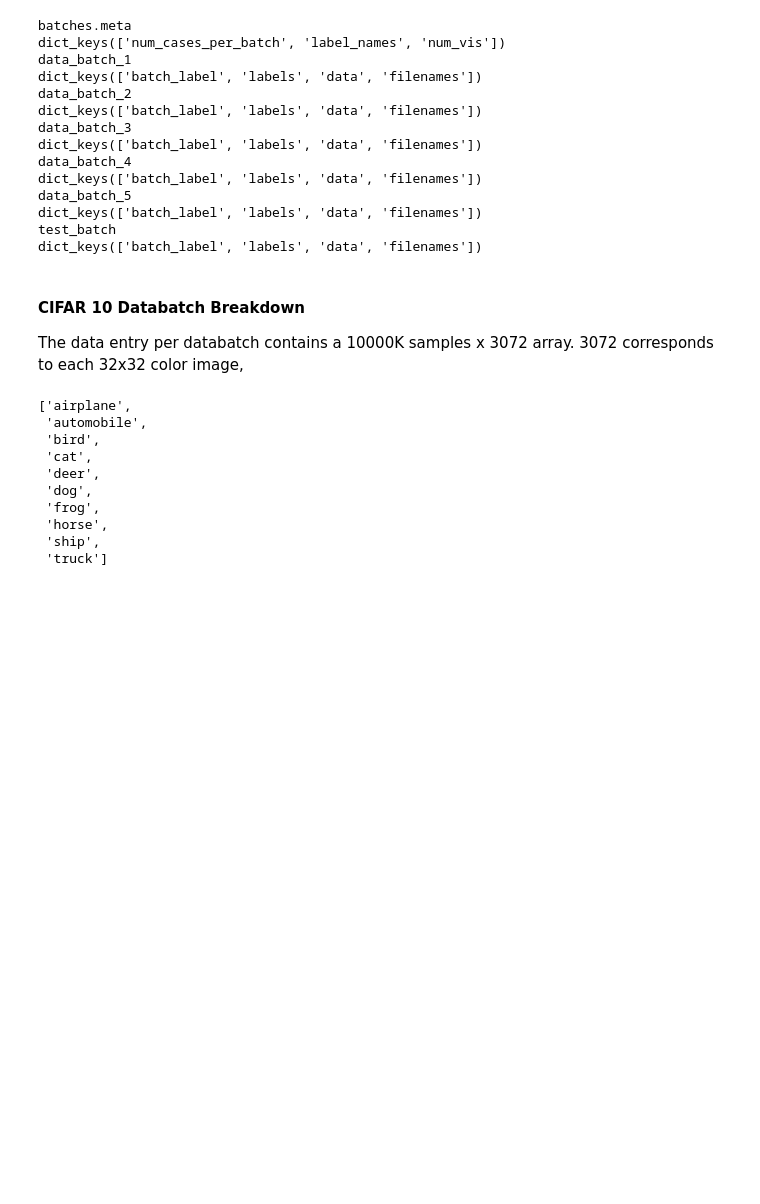
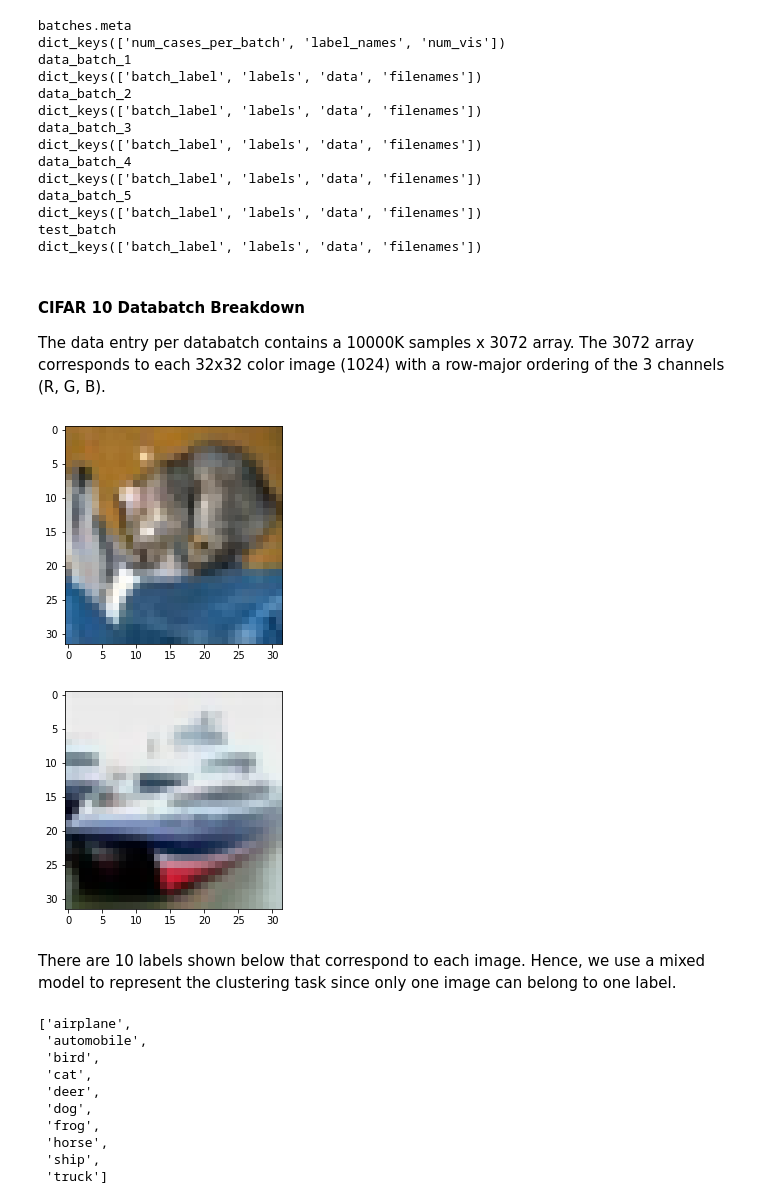
Before and after one commit to seichang00/ml-variational-inference-genomics, a Jupyter notebook: variational_bayes.ipynb, the cells around one changed output. Drawn from its saved outputs; the diff is of its cells as text; code cells hidden in the pictures; blank space fills up the shorter version.

Commit message:
Pyro implementation of gaussian mixture models

```diff
--- a/variational_bayes.ipynb
+++ b/variational_bayes.ipynb
@@ -2,7 +2,7 @@
 ## Variational Inference in Pyro on CIFAR 10
 # %%
 #Paths
-path_to_hw2 =
+path_to_hw2 = "/content/drive/My Drive/PhD Classes/Graphical Models/Homework/hw2/ml-variational-inference-imaging"
 cifar_path = "cifar-10-batches-py"
 # %% [markdown]
 #### Google Drive Setup
@@ -79,7 +79,25 @@ dict_keys(['batch_label', 'labels', 'data', 'filenames'])
 # %% [markdown]
 #### CIFAR 10 Databatch Breakdown
 
-The data entry per databatch contains a 10000K samples x 3072 array. 3072 corresponds to each 32x32 color image,
+The data entry per databatch contains a 10000K samples x 3072 array. The 3072 array corresponds to each 32x32 color image (1024) with a row-major ordering of the 3 channels (R, G, B).
+# %%
+from PIL import Image
+import matplotlib.pyplot as plt
+import numpy as np
+import pandas as pd
+
+#reshape image to be column order for output
+def reshape(input_img):
+  return np.transpose(np.reshape(input_img,(3, 32,32)), (1,2,0))
+
+for single_img in test_data['data'][:2]:
+  plt.figure()
+  plt.imshow(reshape(single_img))
+# %% [output]
+[figure, added]
+[figure, added]
+# %% [markdown]
+There are 10 labels shown below that correspond to each image. Hence, we use a mixed model to represent the clustering task since only one image can belong to one label.
 # %%
 num_cases_per_batch = meta_data['num_cases_per_batch']
 num_vis = meta_data['num_vis']
```
Also changed, not shown: parts of 6 cells of this notebook.
